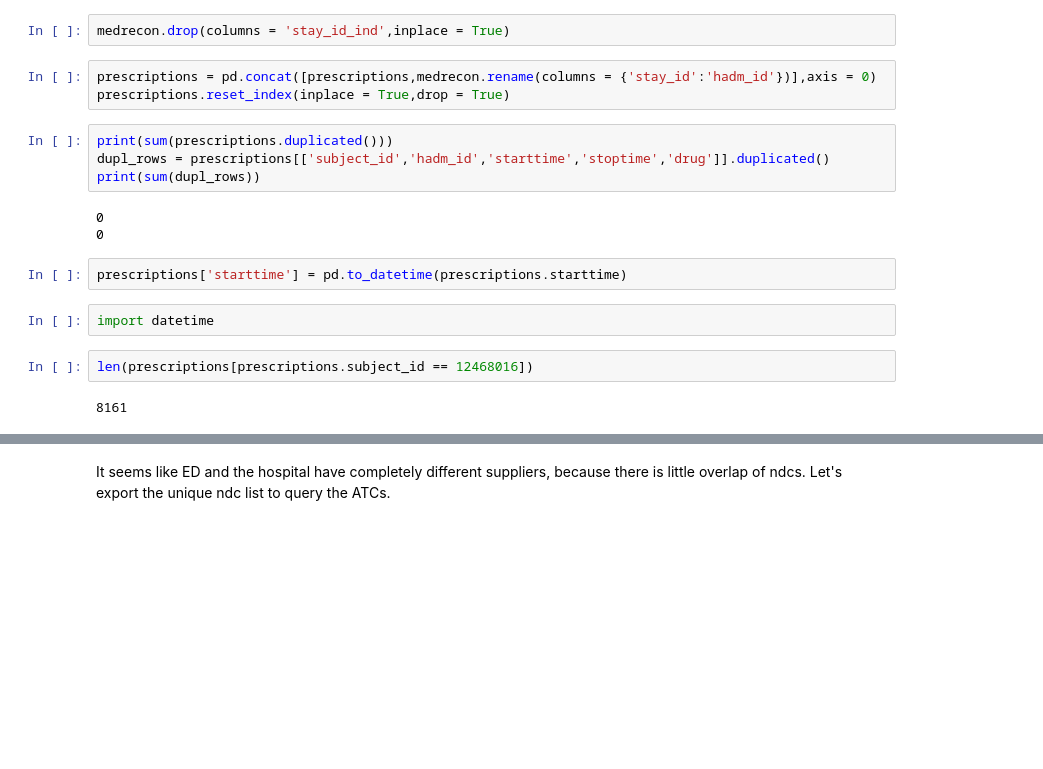
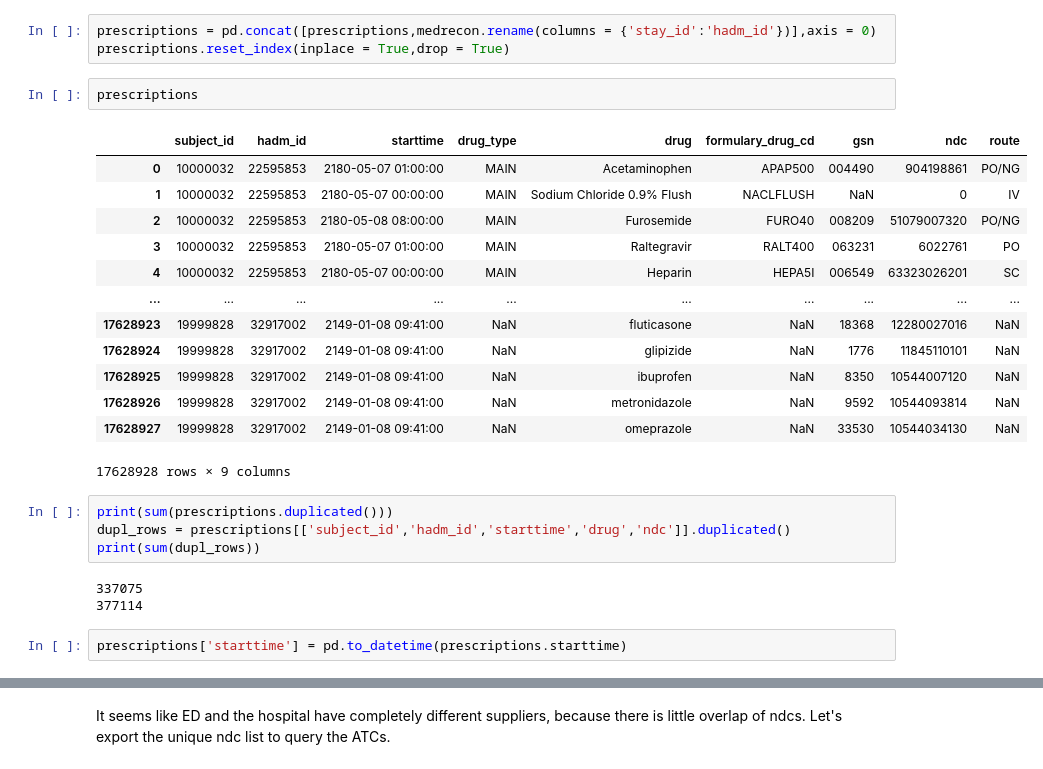
Before and after one commit to NacMed94/Capstone-project-Brainstation, a Jupyter notebook: Prescriptions table categorisation.ipynb, the cells around one changed output, grey strips where cells are left out. Cells and saved outputs as stored; diff of their text form; blank space fills up the shorter version.

```diff
--- a/Prescriptions table categorisation.ipynb
+++ b/Prescriptions table categorisation.ipynb
@@ -224,26 +225,34 @@ Hadm_id from prescriptions
 | max | 29999928.000000 |
 # %% [markdown]
 Lovely, comparable, no overlap. We will combine them, adding a new column to indicate rows where hadm_id is actually stay_id (for info not for modelling).
-# %%
-medrecon.drop(columns = 'stay_id_ind',inplace = True)
 # %%
 prescriptions = pd.concat([prescriptions,medrecon.rename(columns = {'stay_id':'hadm_id'})],axis = 0)
 prescriptions.reset_index(inplace = True,drop = True)
+# %%
+prescriptions
+# %% [output]
+|  | subject_id | hadm_id | starttime | drug_type | drug | formulary_drug_cd | gsn | ndc | route |
+| 0 | 10000032 | 22595853 | 2180-05-07 01:00:00 | MAIN | Acetaminophen | APAP500 | 004490 | 904198861 | PO/NG |
+| 1 | 10000032 | 22595853 | 2180-05-07 00:00:00 | MAIN | Sodium Chloride 0.9% Flush | NACLFLUSH | NaN | 0 | IV |
+| 2 | 10000032 | 22595853 | 2180-05-08 08:00:00 | MAIN | Furosemide | FURO40 | 008209 | 51079007320 | PO/NG |
+| 3 | 10000032 | 22595853 | 2180-05-07 01:00:00 | MAIN | Raltegravir | RALT400 | 063231 | 6022761 | PO |
+| 4 | 10000032 | 22595853 | 2180-05-07 00:00:00 | MAIN | Heparin | HEPA5I | 006549 | 63323026201 | SC |
+| ... | ... | ... | ... | ... | ... | ... | ... | ... | ... |
+| 17628923 | 19999828 | 32917002 | 2149-01-08 09:41:00 | NaN | fluticasone | NaN | 18368 | 12280027016 | NaN |
+| 17628924 | 19999828 | 32917002 | 2149-01-08 09:41:00 | NaN | glipizide | NaN | 1776 | 11845110101 | NaN |
+| 17628925 | 19999828 | 32917002 | 2149-01-08 09:41:00 | NaN | ibuprofen | NaN | 8350 | 10544007120 | NaN |
+| 17628926 | 19999828 | 32917002 | 2149-01-08 09:41:00 | NaN | metronidazole | NaN | 9592 | 10544093814 | NaN |
+| 17628927 | 19999828 | 32917002 | 2149-01-08 09:41:00 | NaN | omeprazole | NaN | 33530 | 10544034130 | NaN |
+17628928 rows × 9 columns
 # %%
 print(sum(prescriptions.duplicated()))
-dupl_rows = prescriptions[['subject_id','hadm_id','starttime','stoptime','drug']].duplicated()
+dupl_rows = prescriptions[['subject_id','hadm_id','starttime','drug','ndc']].duplicated()
 print(sum(dupl_rows))
 # %% [output]
-0
-0
+337075
+377114
 # %%
 prescriptions['starttime'] = pd.to_datetime(prescriptions.starttime)
-# %%
-import datetime
-# %%
-len(prescriptions[prescriptions.subject_id == 12468016])
-# %% [output]
-8161
 # %%
 nachopy.display_sbs([prescriptions.ndc[prescriptions.stay_id_ind == 1].describe(),\
                       prescriptions.ndc[prescriptions.stay_id_ind == 0].describe()],\
```
Also changed, not shown: parts of 128 cells of this notebook, 6 other files.
